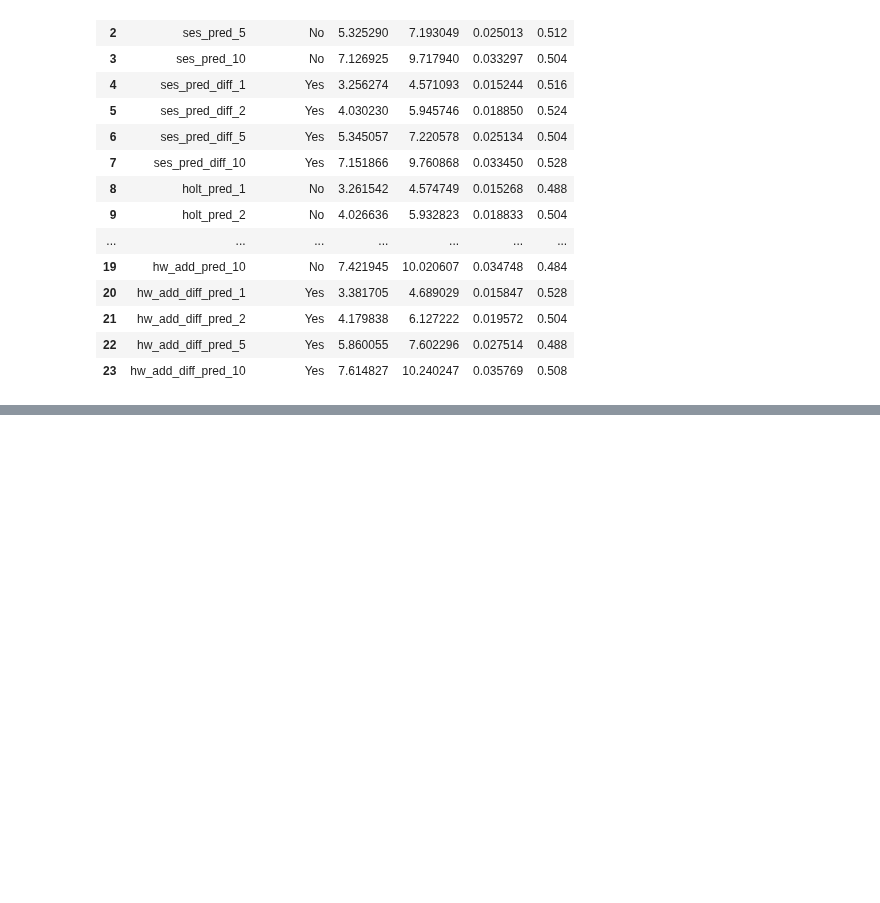
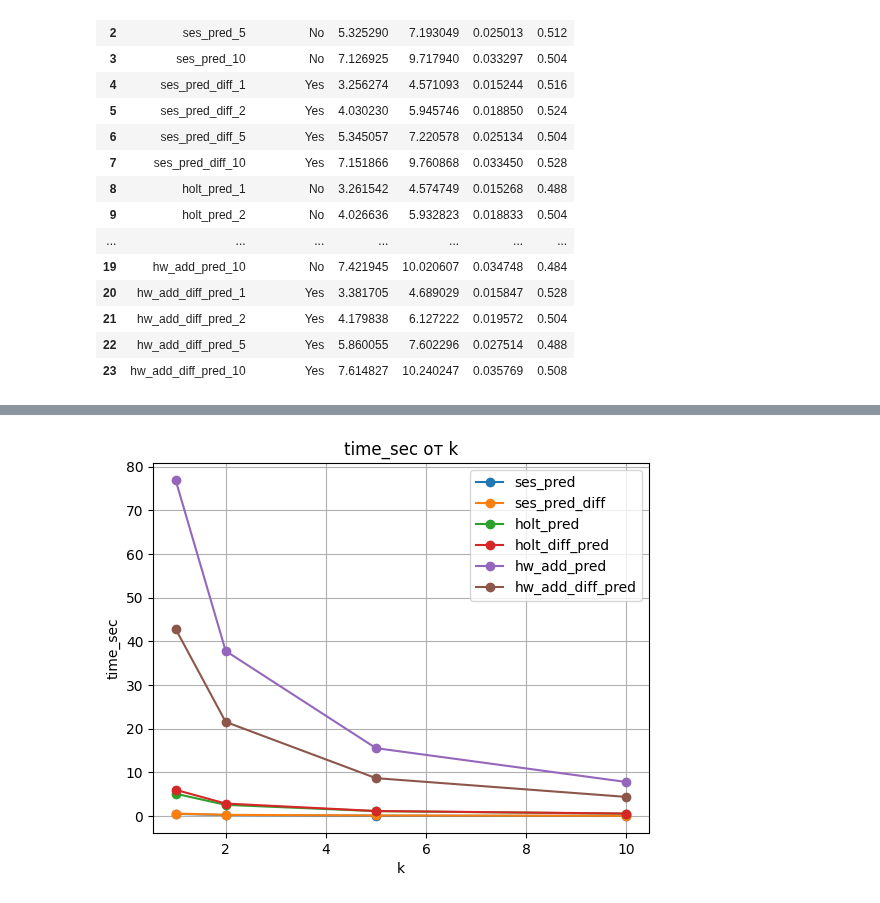
Before and after one commit to NikitaFedorovS/TS_post, a Jupyter notebook: 01/hm_1.ipynb, the cells around one changed output, grey strips where cells are left out. Saved outputs shown, nothing was run; the diff lists cells and outputs as text; code cells hidden in the pictures; blank space fills up the shorter version.

```diff
--- a/hm_1.ipynb
+++ b/01/hm_1.ipynb
@@ -1353,14 +1359,0 @@ plt.show()
-# %%
-for gid, g in df.groupby("group_id"):
-    plt.figure()
-    plt.plot(g["k"], g["MAE"], marker="o")
-    plt.xlabel("k")
-    plt.ylabel("MAE")
-    plt.title(f"{models[gid]}: MAE от k ")
-    plt.grid(True)
-    plt.show()
-
-
-print("Готово.")
-print(f"Всего строк: {len(df)}")
-print(f"Всего групп по 4 строки: {df['group_id'].nunique()}")
@@ -1376,0 +1360,23 @@ print(f"Всего групп по 4 строки: {df['group_id'].nunique()}")
+# %%
+df = metrics_timing.dropna(subset=["k", "time_sec"]).reset_index(drop=True)
+
+df["group_id"] = df.index // 4
+
+plt.figure()
+
+for gid, g in df.groupby("group_id"):
+    plt.plot(
+        g["k"],
+        g["time_sec"],
+        marker="o",
+        label=f"{models[gid]}"
+    )
+
+plt.xlabel("k")
+plt.ylabel("time_sec")
+plt.title("time_sec от k")
+plt.grid(True)
+plt.legend()
+plt.show()
+# %% [output]
+[figure, added]
```
Also changed, not shown: parts of 7 cells of this notebook, 9 other files.
